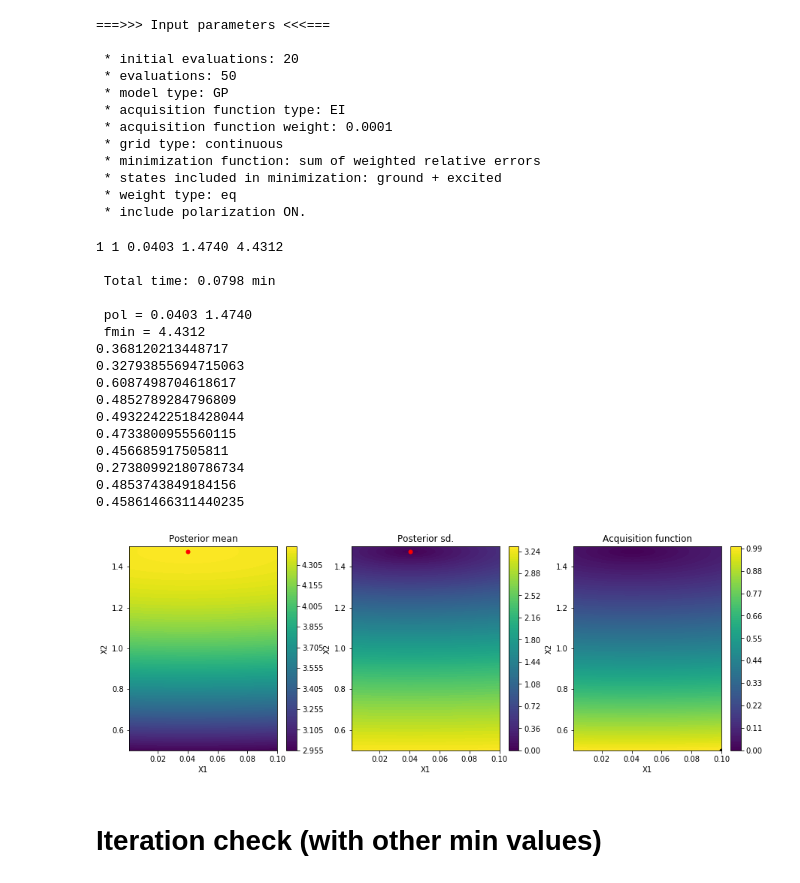
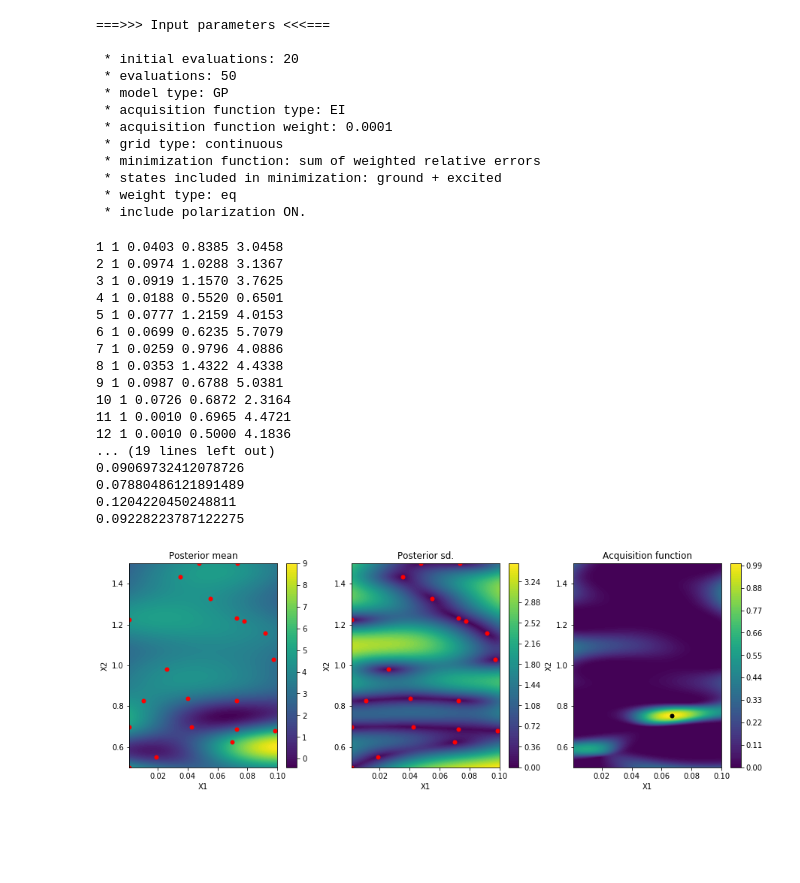
Before and after one commit to ale-mendez/gpyopt_varlambda, a Jupyter notebook: include_aji/var_aji.ipynb, the cells around one changed output. Cells and saved outputs as stored; diff of their text form; code cells hidden in the pictures; blank space fills up the shorter version.

```diff
--- a/include_aji/var_aji.ipynb
+++ b/include_aji/var_aji.ipynb
@@ -220,8 +220,8 @@ def var_lambda(x):
     autovarlambda.ener_out()
     ########################################
     neex=autovarlambda.eei_ls.ne
-    enere=autovarlambda.eneroutbck.enere
-    enerc=autovarlambda.eneroutbck.enerc
+    enere=autovarlambda.eicompare.enere
+    enerc=autovarlambda.eicompare.enerc
     loss=loss_wsumE(enere,enerc,neex,weight)
     return loss
 
@@ -247,8 +247,8 @@ def var_pol(x):
     autovarlambda.ener_out()
     ########################################
     neex=autovarlambda.eei_ls.ne
-    enere=autovarlambda.eneroutbck.enere
-    enerc=autovarlambda.eneroutbck.enerc
+    enere=autovarlambda.eicompare.enere
+    enerc=autovarlambda.eicompare.enerc
     #print(enere[:neex])
     #print(enerc[:neex])
     loss=loss_wsumE(enere,enerc,neex,weight)
@@ -281,9 +281,9 @@ def init_var():
 # Print best results
 def print_eresults(lam_best,nlamvar,filename,fener,total):
     autovarlambda.run_as(lam_best,nlamvar)
-    neex=autovarlambda.eneroutbck.neex
-    enere=autovarlambda.eneroutbck.enere
-    enerc=autovarlambda.eneroutbck.enerc
+    neex=autovarlambda.eicompare.neex
+    enere=autovarlambda.eicompare.enere
+    enerc=autovarlambda.eicompare.enerc
     loss_best=loss_wsumE(enere,enerc,neex,weight)
     erroregr=error_relat(enere[0],enerc[0],neex)
     print("\n Number of evaluations={:10d}".format(maxevals),file=fener)
@@ -315,7 +315,7 @@ def run_mybo_pol(space,kernel,initer,maxevals,varf,lf,noise_var,exact_feval,opti
     os.system(cpdas)
     autovarlambda.open_files()
     autovarlambda.inp_das()
-    autovarlambda.inp_exper()
+    autovarlambda.inp_obs()
     dummyne=autovarlambda.eei_ls.ne.copy()
     if nener != dummyne:
         autovarlambda.eei_ls.ne=nener
@@ -353,9 +353,9 @@ def run_mybo_pol(space,kernel,initer,maxevals,varf,lf,noise_var,exact_feval,opti
     myBopt.save_evaluations(filename+".dat")
 
     autovarlambda.run_as_pol(pol_best,lpol)
-    neex=autovarlambda.eneroutbck.neex
-    enere=autovarlambda.eneroutbck.enere
-    enerc=autovarlambda.eneroutbck.enerc
+    neex=autovarlambda.eicompare.neex
+    enere=autovarlambda.eicompare.enere
+    enerc=autovarlambda.eicompare.enerc
     loss_best=loss_wsumE(enere,enerc,neex,weight)
     erelat=[]
     erroregr=error_relat(enere[0],enerc[0],neex)
@@ -403,37 +403,38 @@ rcut_max=1.50
 # %%
 noise_var=None
 exact_feval=True
 ARD=True
 varf=2.5
 lf=0.1
 xi=0.0001
 optimize_restarts=5
 
-initer=1
-maxevals=0
+initer=10
+maxevals=10
 nener=10
 lpol=1
 
 space=mypolspace(alfd_min,alfd_max,rcut_min,rcut_max)
 kernel=mykernel(rbf=1,stdperiodic=0)
 pol_best,erelat=run_mybo_pol(space,kernel,initer,maxevals,varf,lf,noise_var,exact_feval,optimize_restarts,ARD,xi)
 for i in erelat:
     print(i)
 # %% [output]
-1 1 0.0403 1.4740 4.4312
-
- Total time: 0.0798 min
-
- pol = 0.0403 1.4740
- fmin = 4.4312
-0.368120213448717
-0.32793855694715063
-0.6087498704618617
-0.4852789284796809
-0.49322422518428044
-0.4733800955560115
-0.456685917505811
-0.27380992180786734
-0.4853743849184156
-0.45861466311440235
+1 1 0.0403 0.8385 3.0458
+2 1 0.0974 1.0288 3.1367
+3 1 0.0919 1.1570 3.7625
+4 1 0.0188 0.5520 0.6501
+5 1 0.0777 1.2159 4.0153
+6 1 0.0699 0.6235 5.7079
+7 1 0.0259 0.9796 4.0886
+8 1 0.0353 1.4322 4.4338
+9 1 0.0987 0.6788 5.0381
+10 1 0.0726 0.6872 2.3164
+11 1 0.0010 0.6965 4.4721
+12 1 0.0010 0.5000 4.1836
+... (19 lines left out)
+0.09069732412078726
+0.07880486121891489
+0.1204220450248811
+0.09228223787122275
-[figure, old version]
+[figure, new version]
@@ -442,2 +440,0 @@ os.system("mkdir space1 && mv Be* pol* space1/.")
-# %% [markdown]
-# Iteration check (with other min values)
```
Also changed, not shown: parts of 8 cells of this notebook, 9 other files.
